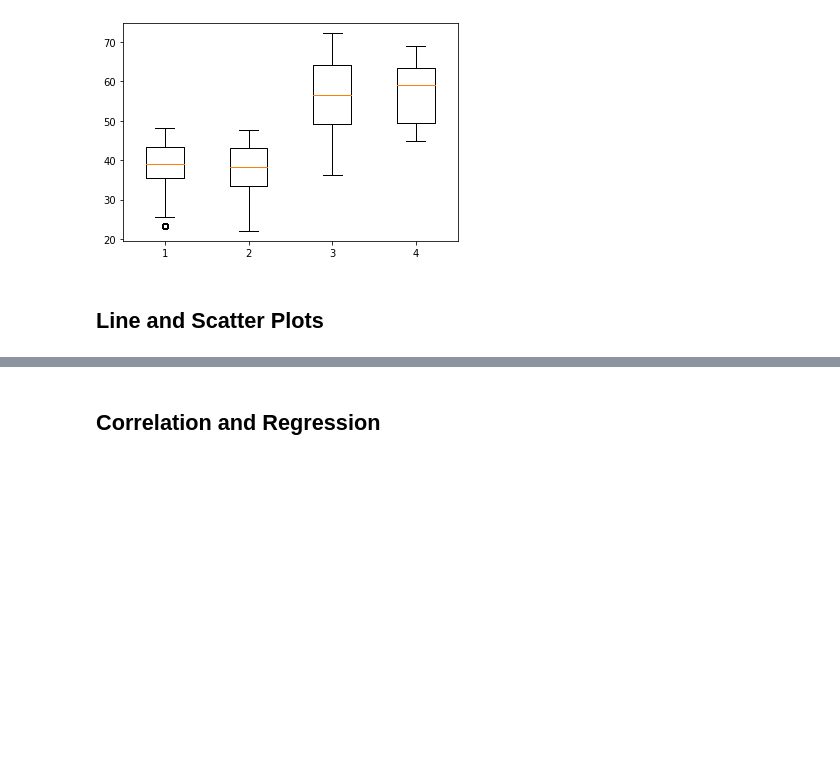
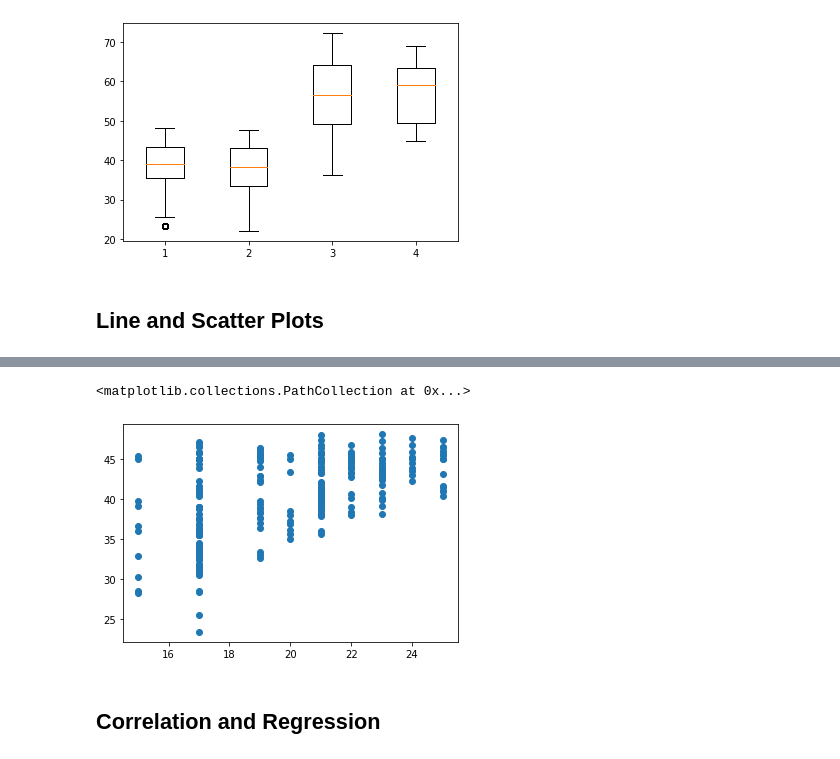
Before and after one commit to pjb327/matplotlib_hw, a Jupyter notebook: pymaceuticals_starter.ipynb, the cells around one changed output, grey strips where cells are left out. Cells and saved outputs as stored; diff of their text form; code cells hidden in the pictures; blank space fills up the shorter version.

```diff
--- a/pymaceuticals_starter.ipynb
+++ b/pymaceuticals_starter.ipynb
@@ -353,6 +385,12 @@ plt.line
 # %%
 # Generate a scatter plot of average tumor volume vs. mouse weight for the Capomulin regimen
-plt.scatter
+# plt.scatter
+scatter_y = full_dataset[full_dataset["Drug Regimen"] == "Capomulin"]["Tumor Volume (mm3)"].values
+scatter_x = full_dataset[full_dataset["Drug Regimen"] == "Capomulin"]["Weight (g)"].values
+plt.scatter(scatter_x, scatter_y)
+# %% [output]
+<matplotlib.collections.PathCollection at 0x...>
+[figure, added]
 # %% [markdown]
 ## Correlation and Regression
 # %%
```
Also changed, not shown: parts of 4 cells of this notebook.
